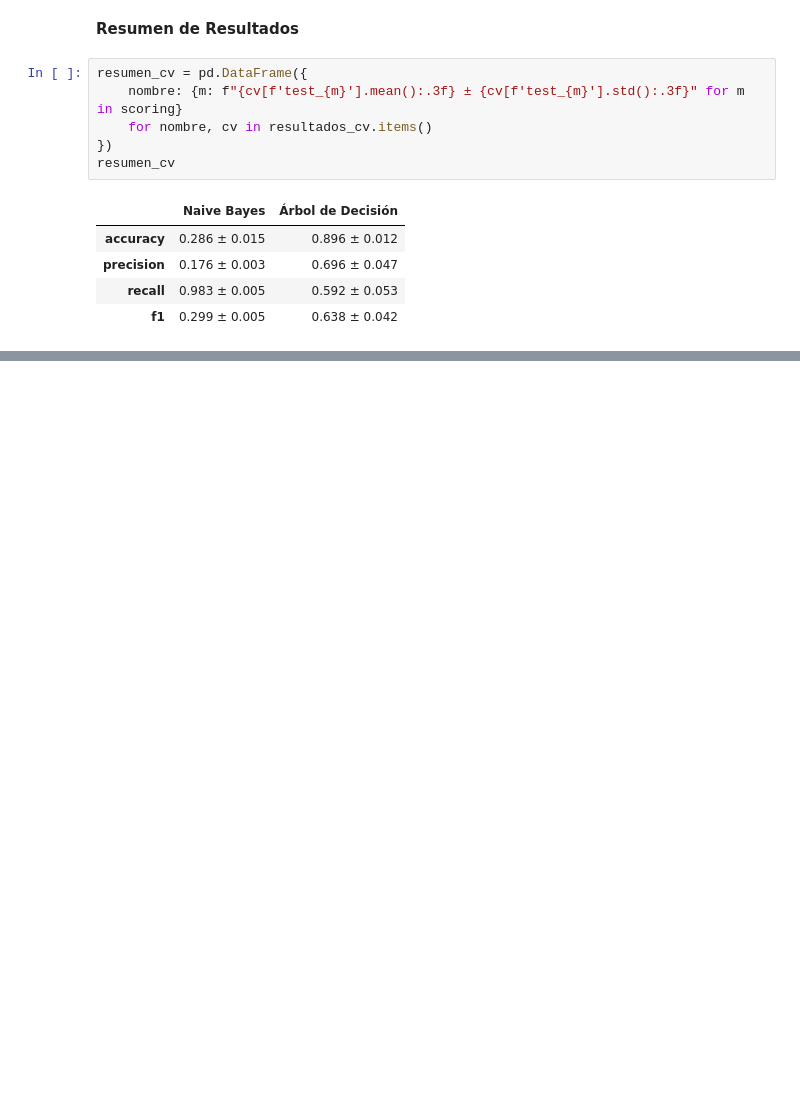
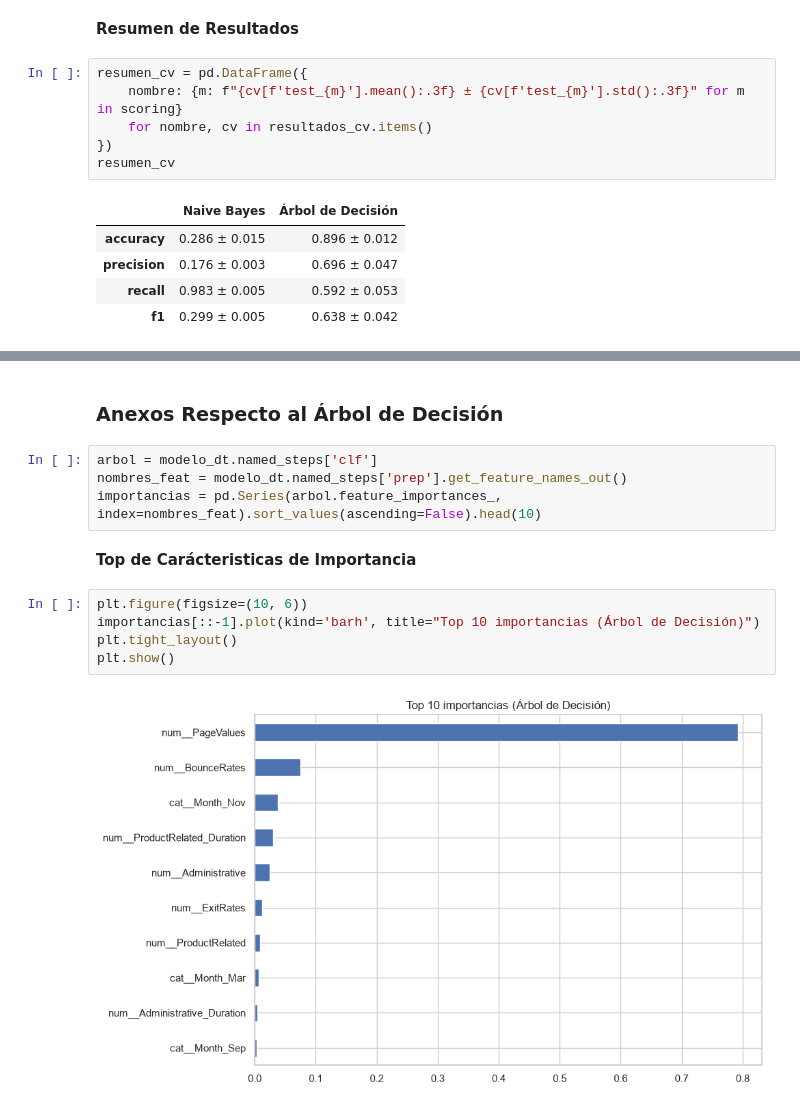
Before and after one commit to ByJuanRod/Actividad-Evaluativa, a Jupyter notebook: modelos_predictivos.ipynb, the cells around one changed output, grey strips where cells are left out. Cells and saved outputs as stored; diff of their text form; blank space fills up the shorter version.

```diff
--- a/modelos_predictivos.ipynb
+++ b/modelos_predictivos.ipynb
@@ -639,0 +653,15 @@ plt.show()
+# %% [markdown]
+<h3>Anexos Respecto al Árbol de Decisión</h3>
+# %%
+arbol = modelo_dt.named_steps['clf']
+nombres_feat = modelo_dt.named_steps['prep'].get_feature_names_out()
+importancias = pd.Series(arbol.feature_importances_, index=nombres_feat).sort_values(ascending=False).head(10)
+# %% [markdown]
+<b>Top de Carácteristicas de Importancia</b>
+# %%
+plt.figure(figsize=(10, 6))
+importancias[::-1].plot(kind='barh', title="Top 10 importancias (Árbol de Decisión)")
+plt.tight_layout()
+plt.show()
+# %% [output]
+[figure, added]
```
Also changed, not shown: parts of 27 cells of this notebook.
